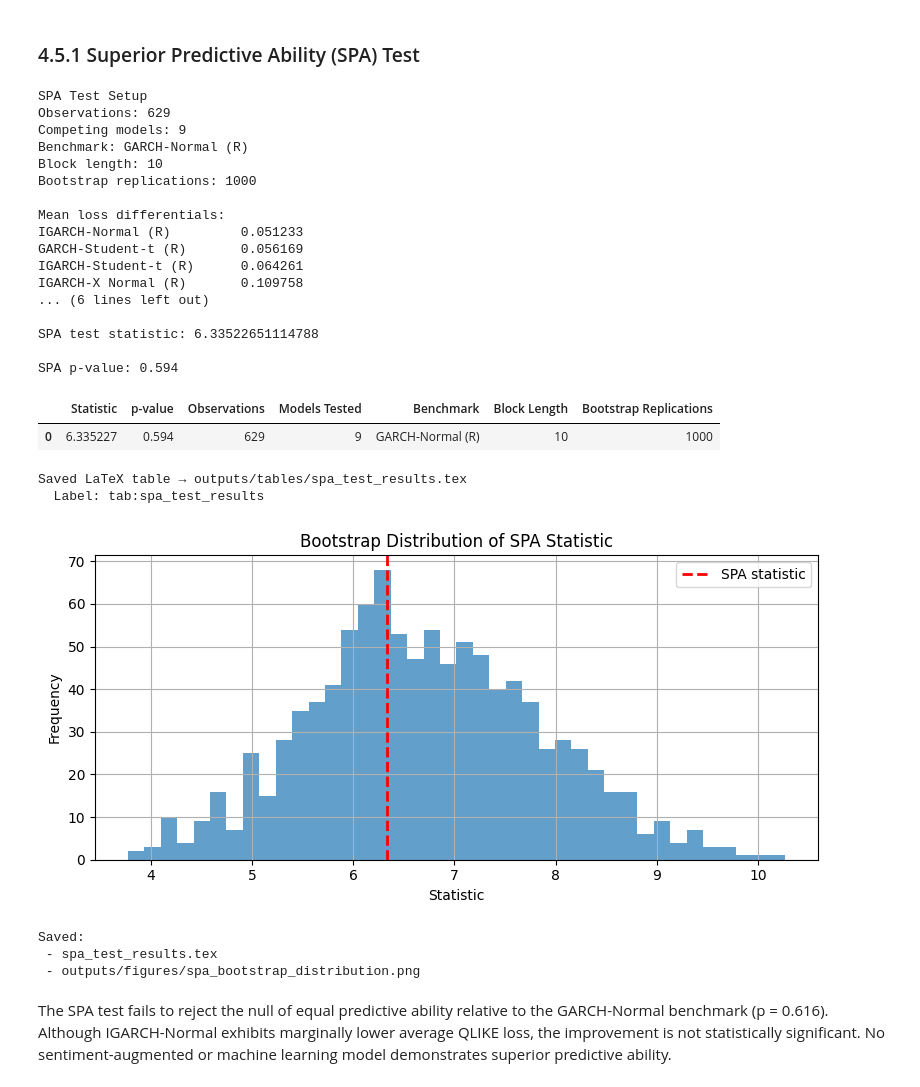
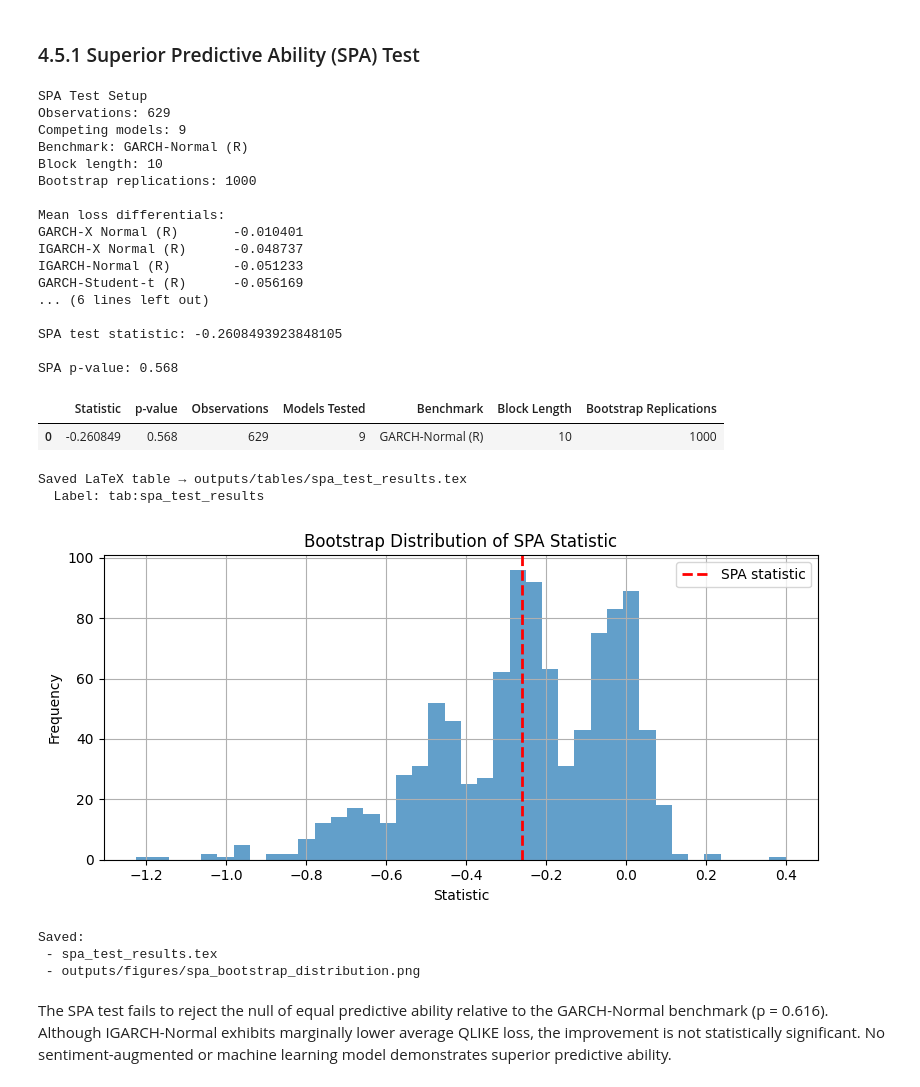
Before and after one commit to eokinyo/Thesis_Work, a Jupyter notebook: scripts/Chapter4_Empirical_Analysis.ipynb, the cells around one changed output. Drawn from its saved outputs; the diff is of its cells as text; code cells hidden in the pictures.

```diff
--- a/scripts/Chapter4_Empirical_Analysis.ipynb
+++ b/scripts/Chapter4_Empirical_Analysis.ipynb
@@ -2474,7 +2284,7 @@ Out-of-sample evaluation results indicate that the standard GARCH(1,1) model wit
 #   • GARCH family
 #   • IGARCH family
 #   • Random Forests
-#   • Uses aligned evaluation sample (eval_df)
+#   • Uses aligned evaluation panel (eval_panel)
 # ============================================================
 
 from pathlib import Path
@@ -2490,9 +2300,9 @@ REALIZED_SMOOTH_WINDOW = 7
 USE_LOG_SCALE = False
 
 # ------------------------------------------------------------
-# Use aligned evaluation sample
+# Use aligned final evaluation panel
 # ------------------------------------------------------------
-eval_plots = eval_df.copy().sort_index()
+eval_plots = eval_panel.copy().sort_index()
 
 # Smooth realized volatility
 eval_plots["Realized_smooth"] = (
@@ -2511,14 +2321,13 @@ GARCH_MODELS = [
 ]
 
 if len(GARCH_MODELS) == 0:
-    raise ValueError("No GARCH-family forecast columns found in eval_df.")
+    raise ValueError("No GARCH-family forecast columns found in eval_panel.")
 
 fig, ax = plt.subplots(figsize=(12, 5))
 
 ax.plot(
     eval_plots.index,
     eval_plots["Realized_smooth"],
-    color="black",
     linewidth=1.5,
     alpha=0.6,
     label="Realized (smoothed)"
@@ -2551,14 +2360,13 @@ IGARCH_MODELS = [
 ]
 
 if len(IGARCH_MODELS) == 0:
-    raise ValueError("No IGARCH-family forecast columns found in eval_df.")
+    raise ValueError("No IGARCH-family forecast columns found in eval_panel.")
 
 fig, ax = plt.subplots(figsize=(12, 5))
 
 ax.plot(
     eval_plots.index,
     eval_plots["Realized_smooth"],
-    color="black",
     linewidth=1.5,
     alpha=0.6,
     label="Realized (smoothed)"
@@ -2591,30 +2399,23 @@ RF_MODELS = [
 ]
 
 if len(RF_MODELS) == 0:
-    raise ValueError("No Random Forest forecast columns found in eval_df.")
+    raise ValueError("No Random Forest forecast columns found in eval_panel.")
 
 fig, ax = plt.subplots(figsize=(12, 5))
 
 ax.plot(
     eval_plots.index,
     eval_plots["Realized_smooth"],
-    color="black",
     linewidth=1.5,
     alpha=0.6,
     label="Realized (smoothed)"
 )
-
-RF_COLOR_MAP = {
-    "RF Baseline": "#E69F00",
-    "RF + Sentiment": "#009E73"
-}
 
 for m in RF_MODELS:
     ax.plot(
         eval_plots.index,
         eval_plots[m],
         linewidth=1.2,
-        color=RF_COLOR_MAP.get(m, "gray"),
         alpha=0.9,
         label=m
     )
@@ -2698,15 +2499,20 @@ print("Bootstrap replications:", BOOTSTRAP_B)
 # ------------------------------------------------------------
 # Step 1: Loss Differentials
 # ------------------------------------------------------------
-# d_t(m) = L_t(m) − L_t(benchmark)
-# Negative mean differential => model beats benchmark on average
+# d_t(m) = L_t(benchmark) - L_t(m)
+# Positive mean differential => model beats benchmark on average
 # ------------------------------------------------------------
 
-d = loss_mat[models].sub(loss_mat[benchmark], axis=0)
+d = pd.DataFrame(
+    loss_mat[benchmark].to_numpy().reshape(-1, 1) - loss_mat[models].to_numpy(),
+    index=loss_mat.index,
+    columns=models
+)
+
 d_mean = d.mean()
 
 print("\nMean loss differentials:")
-print(d_mean.sort_values())
+print(d_mean.sort_values(ascending=False))
 
 # ------------------------------------------------------------
 # Step 2: SPA Test Statistic
@@ -2811,41 +2617,41 @@ plt.axvline(
     label="SPA statistic"
 )
 
 plt.title("Bootstrap Distribution of SPA Statistic")
 plt.xlabel("Statistic")
 plt.ylabel("Frequency")
 plt.legend()
 
 plt.tight_layout()
 plt.savefig(FIG_DIR / "spa_bootstrap_distribution.png", dpi=300, bbox_inches="tight")
 plt.show()
 
 print("Saved:")
 print(" - spa_test_results.tex")
 print(" -", FIG_DIR / "spa_bootstrap_distribution.png")
 # %% [output]
 SPA Test Setup
 Observations: 629
 Competing models: 9
 Benchmark: GARCH-Normal (R)
 Block length: 10
 Bootstrap replications: 1000
 
 Mean loss differentials:
-IGARCH-Normal (R)         0.051233
-GARCH-Student-t (R)       0.056169
-IGARCH-Student-t (R)      0.064261
-IGARCH-X Normal (R)       0.109758
+GARCH-X Normal (R)       -0.010401
+IGARCH-X Normal (R)      -0.048737
+IGARCH-Normal (R)        -0.051233
+GARCH-Student-t (R)      -0.056169
 ... (6 lines left out)
 
-SPA test statistic: 6.33522651114788
+SPA test statistic: -0.2608493923848105
 
-SPA p-value: 0.594
+SPA p-value: 0.568
 |  | Statistic | p-value | Observations | Models Tested | Benchmark | Block Length | Bootstrap Replications |
-| 0 | 6.335227 | 0.594 | 629 | 9 | GARCH-Normal (R) | 10 | 1000 |
+| 0 | -0.260849 | 0.568 | 629 | 9 | GARCH-Normal (R) | 10 | 1000 |
 Saved LaTeX table → outputs/tables/spa_test_results.tex
   Label: tab:spa_test_results
-[figure, old version]
+[figure, new version]
 Saved:
  - spa_test_results.tex
  - outputs/figures/spa_bootstrap_distribution.png
```
Also changed, not shown: parts of 29 cells of this notebook, 30 other files.
